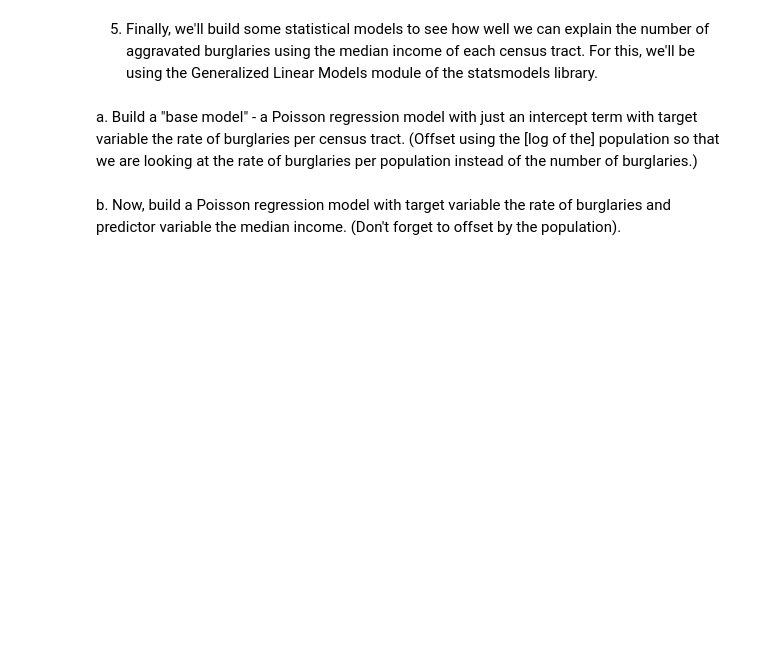
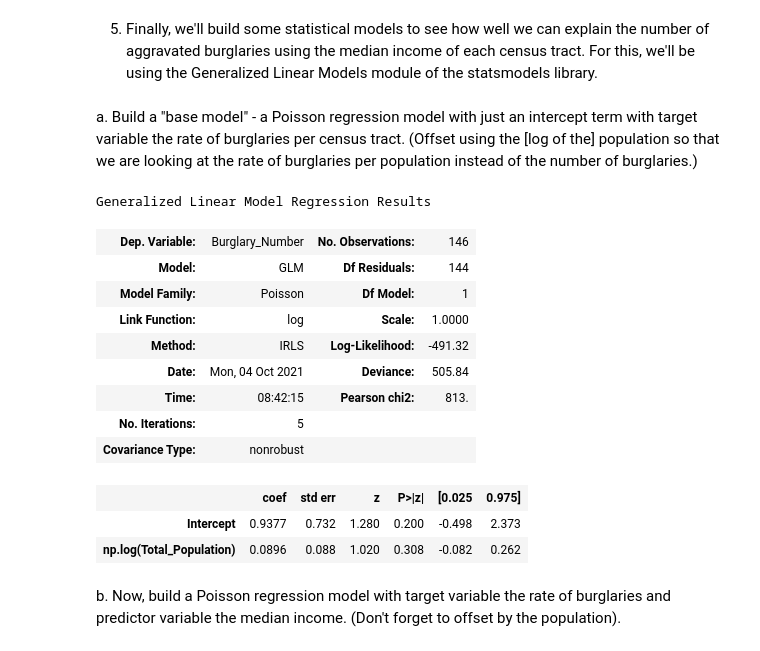
Before and after one commit to nss-data-science-cohort-5/geospatial_api-blue-barracudas, a Jupyter notebook: notebooks/First Run.ipynb, the cells around one changed output. Saved outputs shown, nothing was run; the diff lists cells and outputs as text; code cells hidden in the pictures; blank space fills up the shorter version.

Commit message:
progress on models

```diff
--- a/notebooks/First Run.ipynb
+++ b/notebooks/First Run.ipynb
@@ -132,5 +127,33 @@ ax.axis('off');
 5. Finally, we'll build some statistical models to see how well we can explain the number of aggravated burglaries using the median income of each census tract. For this, we'll be using the Generalized Linear Models module of the statsmodels library.
 # %% [markdown]
 a. Build a "base model" - a Poisson regression model with just an intercept term with target variable the rate of burglaries per census tract. (Offset using the [log of the] population so that we are looking at the rate of burglaries per population instead of the number of burglaries.)
+# %%
+# Question 5(a)
+
+# Things to add: Training set breakdowns and predictions. Visualizations that include both. Thoughts on all.
+
+# Clean up for log purposes. Incorporate in the above code later.
+merged_burglaries_per_1000 = merged_burglaries_per_1000.loc[merged_burglaries_per_1000['Total_Population'] > 0]
+
+# Create base model and print summary.
+base_model = glm("Burglary_Number ~ np.log(Total_Population)",
+                 data = merged_burglaries_per_1000,
+                 family = sm.families.Poisson()).fit()
+
+base_model.summary()
+# %% [output]
+Generalized Linear Model Regression Results
+| Dep. Variable: | Burglary_Number | No. Observations: | 146 |
+| Model: | GLM | Df Residuals: | 144 |
+| Model Family: | Poisson | Df Model: | 1 |
+| Link Function: | log | Scale: | 1.0000 |
+| Method: | IRLS | Log-Likelihood: | -491.32 |
+| Date: | Mon, 04 Oct 2021 | Deviance: | 505.84 |
+| Time: | 08:42:15 | Pearson chi2: | 813. |
+| No. Iterations: | 5 |  |  |
+| Covariance Type: | nonrobust |  |  |
+|  | coef | std err | z | P>|z| | [0.025 | 0.975] |
+| Intercept | 0.9377 | 0.732 | 1.280 | 0.200 | -0.498 | 2.373 |
+| np.log(Total_Population) | 0.0896 | 0.088 | 1.020 | 0.308 | -0.082 | 0.262 |
 # %% [markdown]
 b. Now, build a Poisson regression model with target variable the rate of burglaries and predictor variable the median income. (Don't forget to offset by the population).
```
Also changed, not shown: parts of 10 cells of this notebook.
